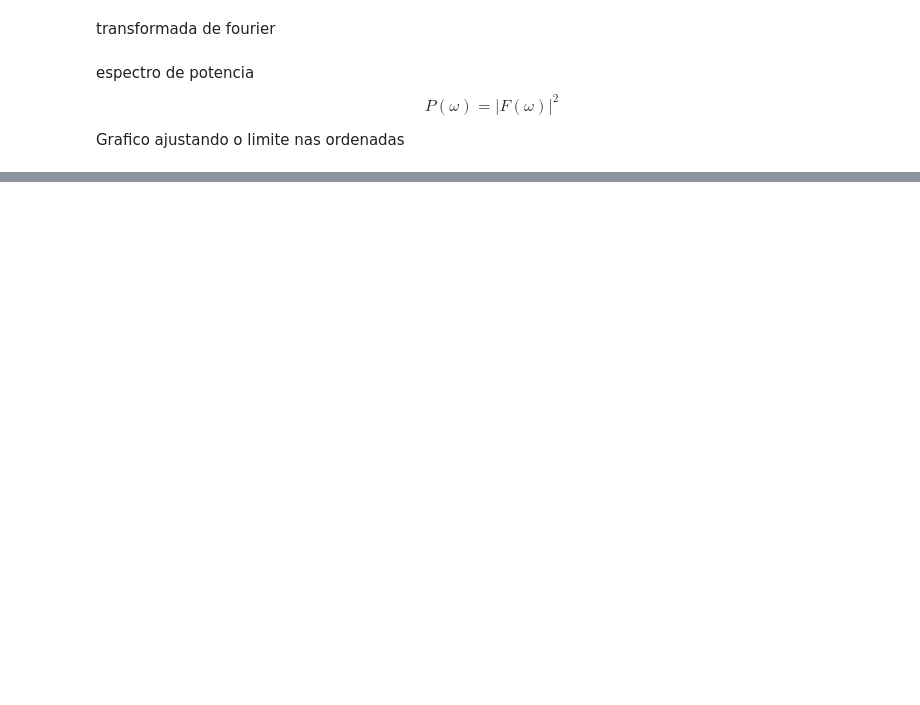
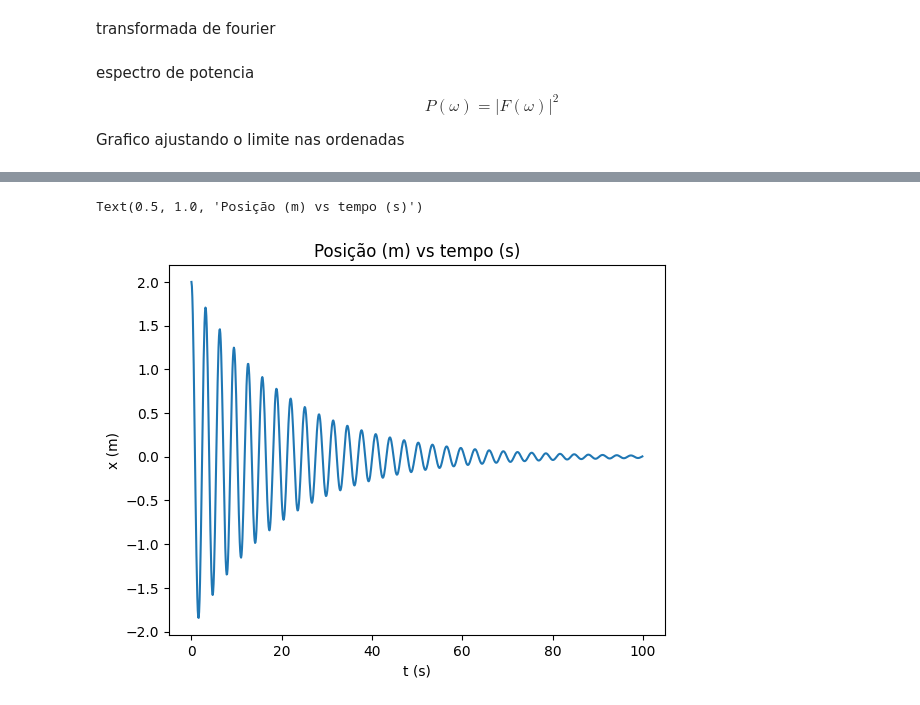
Before and after one commit to mickpires/Duffing-oscilator, a Jupyter notebook: oscilador amortecido.ipynb, the cells around one changed output, grey strips where cells are left out. Drawn from its saved outputs; the diff is of its cells as text; code cells hidden in the pictures; blank space fills up the shorter version.

```diff
--- a/oscilador amortecido.ipynb
+++ b/oscilador amortecido.ipynb
@@ -127,0 +147,16 @@ Text(0.5, 1.0, 'pico central')
+# %%
+
+w0 = np.sqrt(wo2)
+w1 = np.sqrt((r/4)**2 + w0**2)
+d = 0
+x = lambda t: A * np.exp(-r*t/2) * np.cos(w1*t+d)
+dt = np.arange(t0, tfinal, incremento)
+xanalitica = x(dt)
+
+plt.plot(dt,xanalitica)
+plt.xlabel('t (s)')
+plt.ylabel('x (m)')
+plt.title('Posição (m) vs tempo (s)')
+# %% [output]
+Text(0.5, 1.0, 'Posição (m) vs tempo (s)')
+[figure, added]
```
Also changed, not shown: parts of 8 cells of this notebook, 1 other file.
